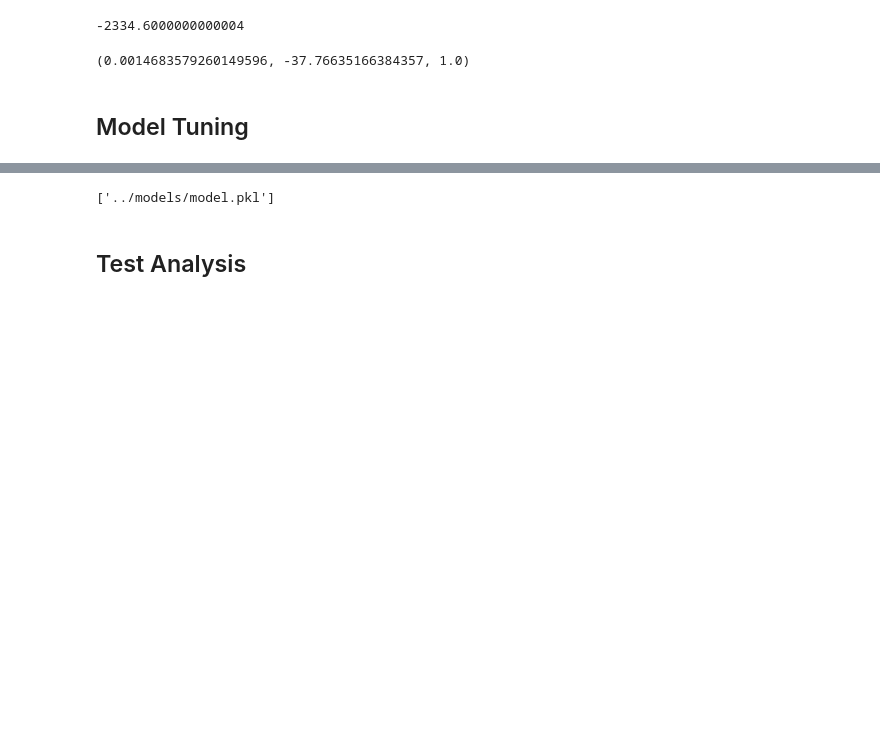
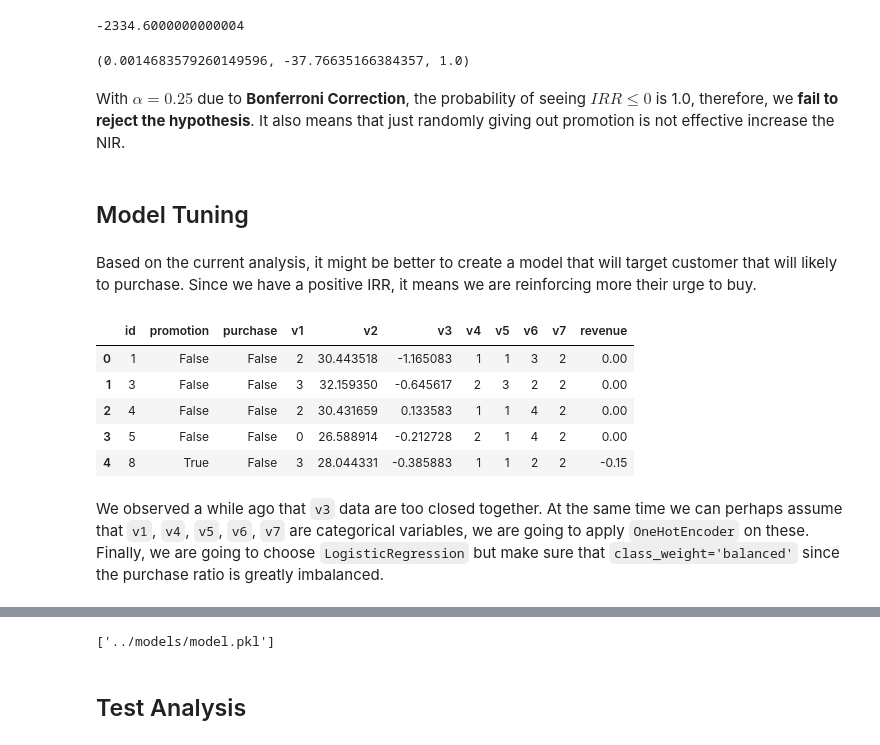
Before and after one commit to netxph/sb-analysis, a Jupyter notebook: notebooks/02 Starbucks Analysis.ipynb, the cells around one changed output, grey strips where cells are left out. Cells and saved outputs as stored; diff of their text form; code cells hidden in the pictures; blank space fills up the shorter version.

```diff
--- a/notebooks/02 Starbucks Analysis.ipynb
+++ b/notebooks/02 Starbucks Analysis.ipynb
@@ -241,7 +273,20 @@ p_value = 1 - sp.stats.norm.cdf(z_score)
 se_p, z_score, p_value
 # %% [output]
 (0.0014683579260149596, -37.76635166384357, 1.0)
+# %% [markdown]
+With $ \alpha = 0.25 $ due to **Bonferroni Correction**, the probability of seeing $ IRR \leq 0 $ is 1.0, therefore, we **fail to reject the hypothesis**. It also means that just randomly giving out promotion is not effective increase the NIR.
 # %% [markdown]
 ## Model Tuning
+# %% [markdown]
+Based on the current analysis, it might be better to create a model that will target customer that will likely to purchase. Since we have a positive IRR, it means we are reinforcing more their urge to buy.
+# %%
+train_data.head()
+# %% [output]
+|  | id | promotion | purchase | v1 | v2 | v3 | v4 | v5 | v6 | v7 | revenue |
+| 0 | 1 | False | False | 2 | 30.443518 | -1.165083 | 1 | 1 | 3 | 2 | 0.00 |
+| 1 | 3 | False | False | 3 | 32.159350 | -0.645617 | 2 | 3 | 2 | 2 | 0.00 |
+| 2 | 4 | False | False | 2 | 30.431659 | 0.133583 | 1 | 1 | 4 | 2 | 0.00 |
+| 3 | 5 | False | False | 0 | 26.588914 | -0.212728 | 2 | 1 | 4 | 2 | 0.00 |
+| 4 | 8 | True | False | 3 | 28.044331 | -0.385883 | 1 | 1 | 2 | 2 | -0.15 |
 # %%
 def clean_data(df):
@@ -251,4 +307,6 @@ def clean_data(df):
     X = df[["v1", "v2", "v3", "v4", "v5", "v6", "v7"]]
 
     return X, y
+# %% [markdown]
+We observed a while ago that `v3` data are too closed together. At the same time we can perhaps assume that `v1`, `v4`, `v5`, `v6`, `v7` are categorical variables, we are going to apply `OneHotEncoder` on these. Finally, we are going to choose `LogisticRegression` but make sure that `class_weight='balanced'` since the purchase ratio is greatly imbalanced.
 # %%
```
Also changed, not shown: parts of 17 cells of this notebook, 1 other file.
